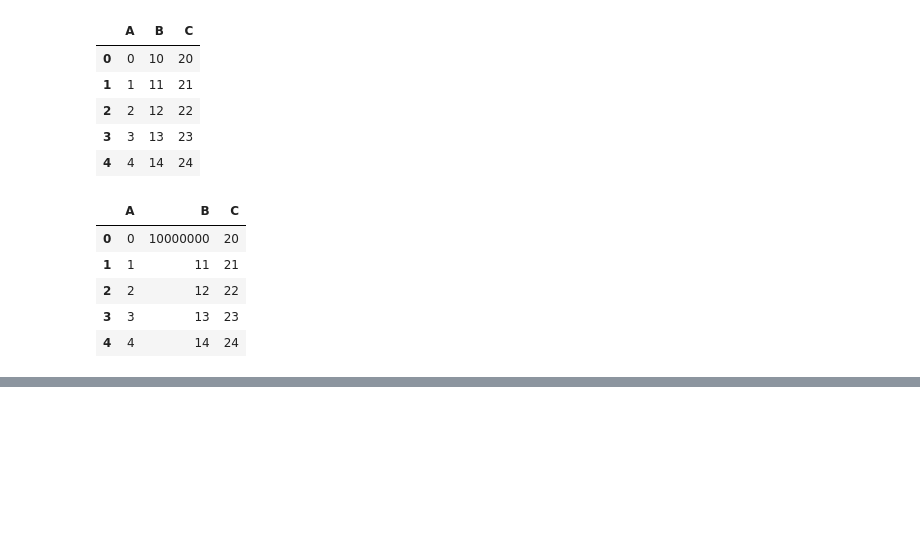
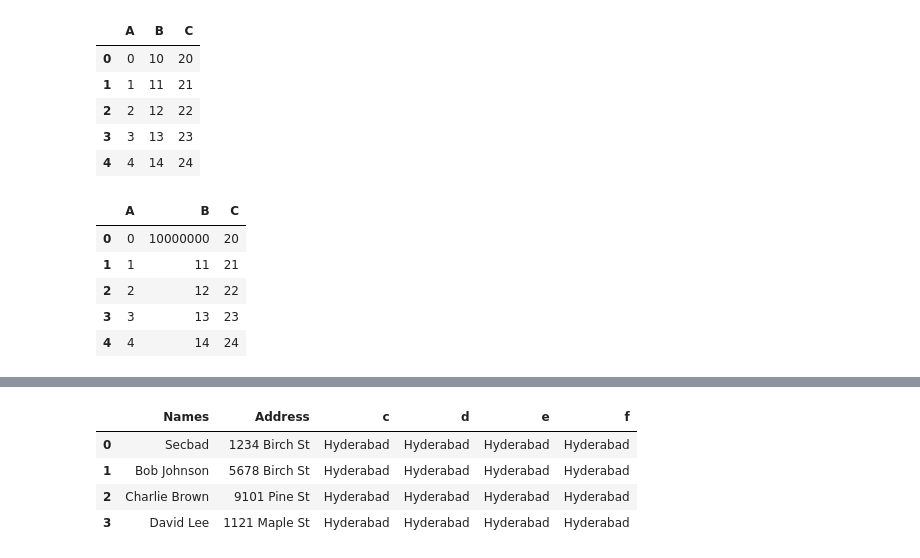
Before and after one commit to sandeepny441/transform_2023, a Jupyter notebook: pandas_repo/pandas_gym/011_replace.ipynb, the cells around one changed output, grey strips where cells are left out. Cells and saved outputs as stored; diff of their text form; code cells hidden in the pictures; blank space fills up the shorter version.

```diff
--- a/pandas_repo/pandas_gym/011_replace.ipynb
+++ b/pandas_repo/pandas_gym/011_replace.ipynb
@@ -57,0 +231,10 @@ df.replace('A', 2000)
+# %%
+import pandas as pd
+
+data = {
+    'Names': ['Alice Smith', 'Bob Johnson', 'Charlie Brown', 'David Lee'],
+    'Address': ['1234 Elm St', '5678 Oak St', '9101 Pine St', '1121 Maple St']
+}
+
+df = pd.DataFrame(data)
+df
@@ -57,0 +249,4 @@ df.replace('A', 2000)
+# %%
+df = df.replace({'Names': r'Smith$'}, {'Names': 'Jones'}, regex=True)
+df = df.replace({'Address': r'Elm|Oak'}, {'Address': 'Birch'}, regex=True)
+df
@@ -57,0 +267,2 @@ df.replace('A', 2000)
+# %%
+df.replace("Alice Jones", "Secbad", inplace=True)
@@ -57,0 +277,13 @@ df.replace('A', 2000)
+# %%
+df['c'] = 'Hyderabad'
+df['d'] = 'Hyderabad'
+df['e'] = 'Hyderabad'
+df['f'] = 'Hyderabad'
+# %%
+df
+# %% [output]
+|  | Names | Address | c | d | e | f |
+| 0 | Secbad | 1234 Birch St | Hyderabad | Hyderabad | Hyderabad | Hyderabad |
+| 1 | Bob Johnson | 5678 Birch St | Hyderabad | Hyderabad | Hyderabad | Hyderabad |
+| 2 | Charlie Brown | 9101 Pine St | Hyderabad | Hyderabad | Hyderabad | Hyderabad |
+| 3 | David Lee | 1121 Maple St | Hyderabad | Hyderabad | Hyderabad | Hyderabad |
```
Also changed, not shown: parts of 33 cells of this notebook, 4 other files.
